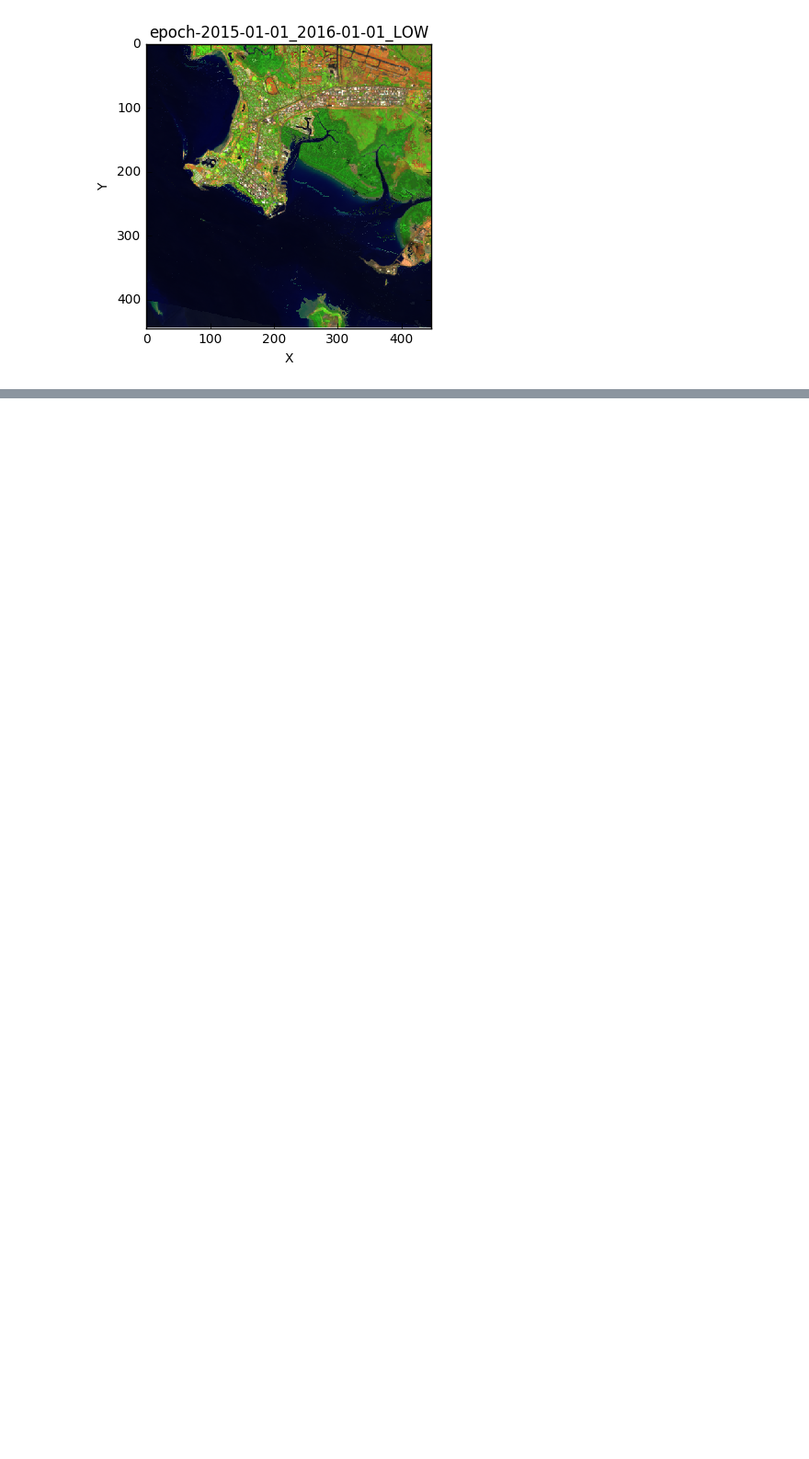
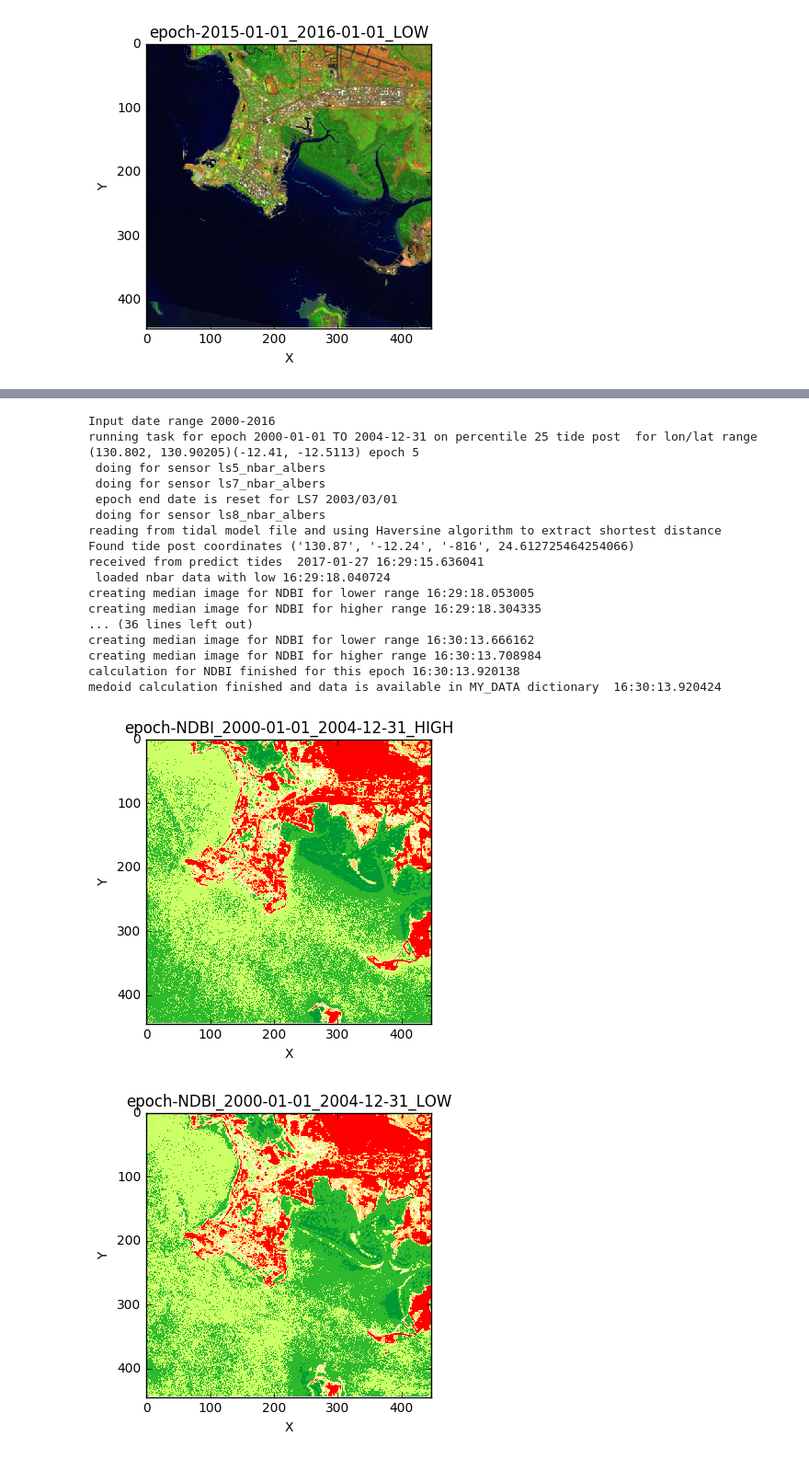
Before and after one commit to Bis-Bala/agdc_tidal, a Jupyter notebook: RGB-tidal-analysis.ipynb, the cells around one changed output, grey strips where cells are left out. Shown at 92% size. Cells and saved outputs as stored; diff of their text form; code cells hidden in the pictures; blank space fills up the shorter version.

Commit message:
new workflow to support stats and LS7 flag

```diff
--- a/RGB-tidal-analysis.ipynb
+++ b/RGB-tidal-analysis.ipynb
@@ -54,0 +119,37 @@ for k in sorted(MY_DATA.iterkeys()):
+# %%
+STATS="--stats NDBI"
+
+%run tidal_range.py $LON $LAT $YEAR $PER $EPOCH $STATS
+for k in sorted(MY_DATA.iterkeys()):
+
+    Z = MY_DATA[k]
+    # clipped_visible = Z.where(Z<fake_saturation).fillna(fake_saturation)
+    # max_val = clipped_visible.max(['y', 'x'])
+    # scaled = (clipped_visible / max_val)
+    im = plt.imshow(Z, cmap=cmap, interpolation='nearest', norm=norm)
+    plt.title('epoch-'+k)
+    plt.ylabel('Y')
+    plt.xlabel('X')
+    plt.tight_layout()
+    #plt.xlim(100, 300)
+    plt.show()
+# %% [output]
+Input date range 2000-2016
+running task for epoch 2000-01-01 TO 2004-12-31 on percentile 25 tide post  for lon/lat range (130.802, 130.90205)(-12.41, -12.5113) epoch 5
+ doing for sensor ls5_nbar_albers
+ doing for sensor ls7_nbar_albers
+ epoch end date is reset for LS7 2003/03/01
+ doing for sensor ls8_nbar_albers
+reading from tidal model file and using Haversine algorithm to extract shortest distance
+Found tide post coordinates ('130.87', '-12.24', '-816', 24.612725464254066)
+received from predict tides  2017-01-27 16:29:15.636041
+ loaded nbar data with low 16:29:18.040724
+creating median image for NDBI for lower range 16:29:18.053005
+creating median image for NDBI for higher range 16:29:18.304335
+... (36 lines left out)
+creating median image for NDBI for lower range 16:30:13.666162
+creating median image for NDBI for higher range 16:30:13.708984
+calculation for NDBI finished for this epoch 16:30:13.920138
+medoid calculation finished and data is available in MY_DATA dictionary  16:30:13.920424
+[figure, added]
+[figure, added]
```
Also changed, not shown: parts of 5 cells of this notebook, 1 other file.
